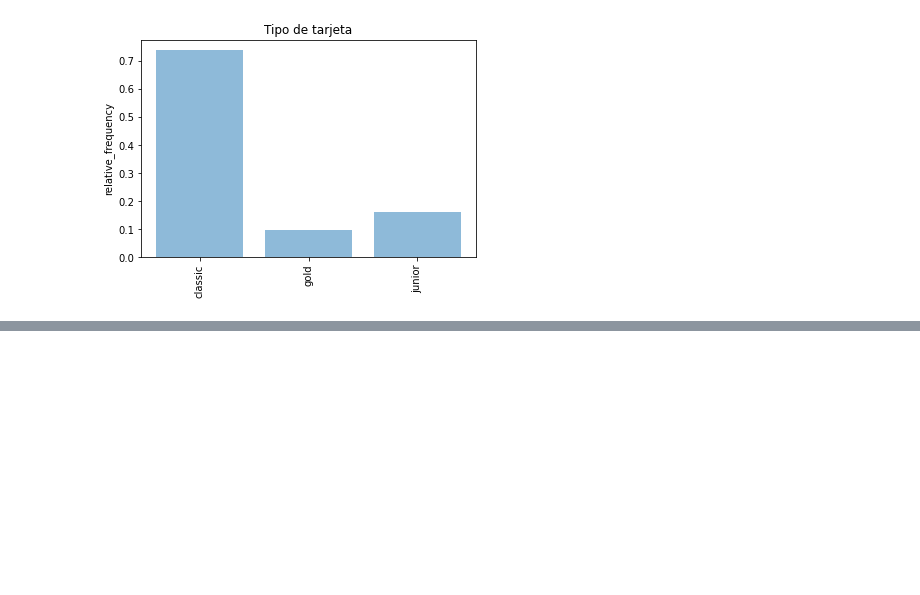
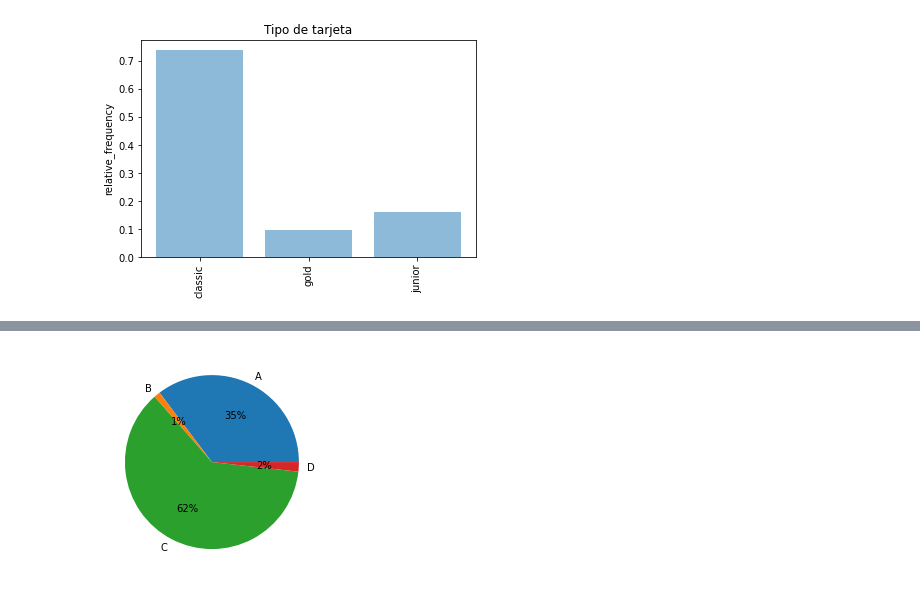
Before and after one commit to mangekyo443556/berka_bank, a Jupyter notebook: berka_bank.ipynb, the cells around one changed output, grey strips where cells are left out. Cells and saved outputs as stored; diff of their text form; code cells hidden in the pictures; blank space fills up the shorter version.

```diff
--- a/berka_bank.ipynb
+++ b/berka_bank.ipynb
@@ -122,0 +249,7 @@ df_client.merge(df_district, left_on = 'district_id', right_on='A1', how = 'left
+# %%
+df_status = df_table_miner.groupby(['status']).agg({'client_id':'nunique'}).reset_index()
+# %%
+plt.pie(df_status.client_id.values.tolist(), labels = df_status.status.values.tolist(), autopct='%.0f%%')
+plt.show()
+# %% [output]
+[figure, added]
```
Also changed, not shown: parts of 49 cells of this notebook.
